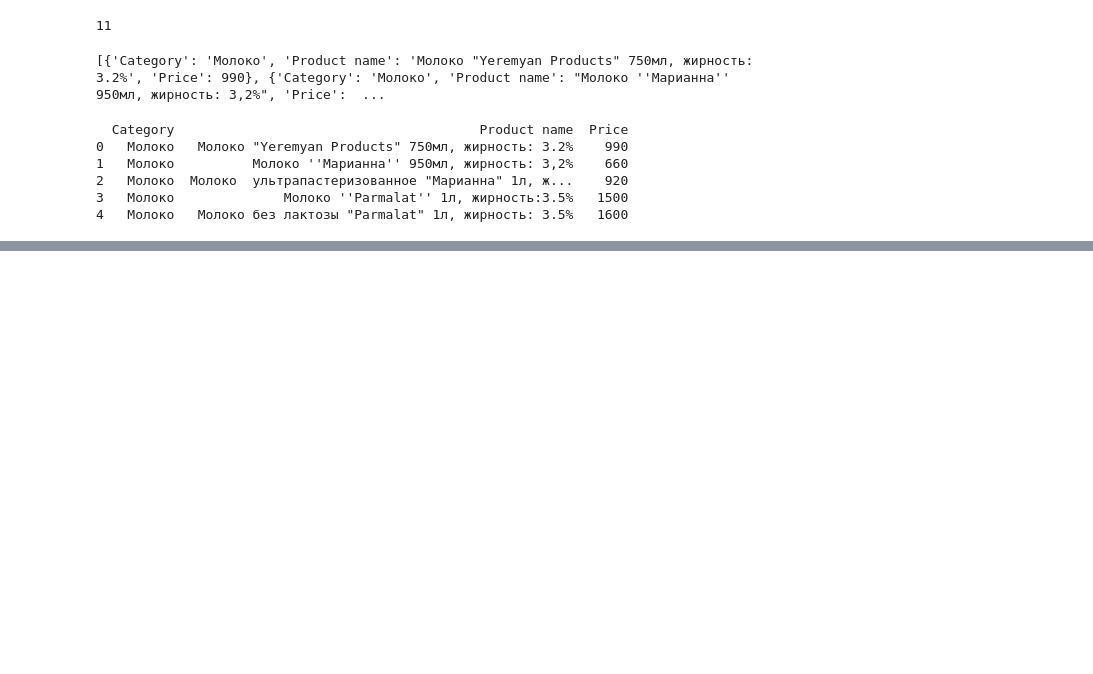
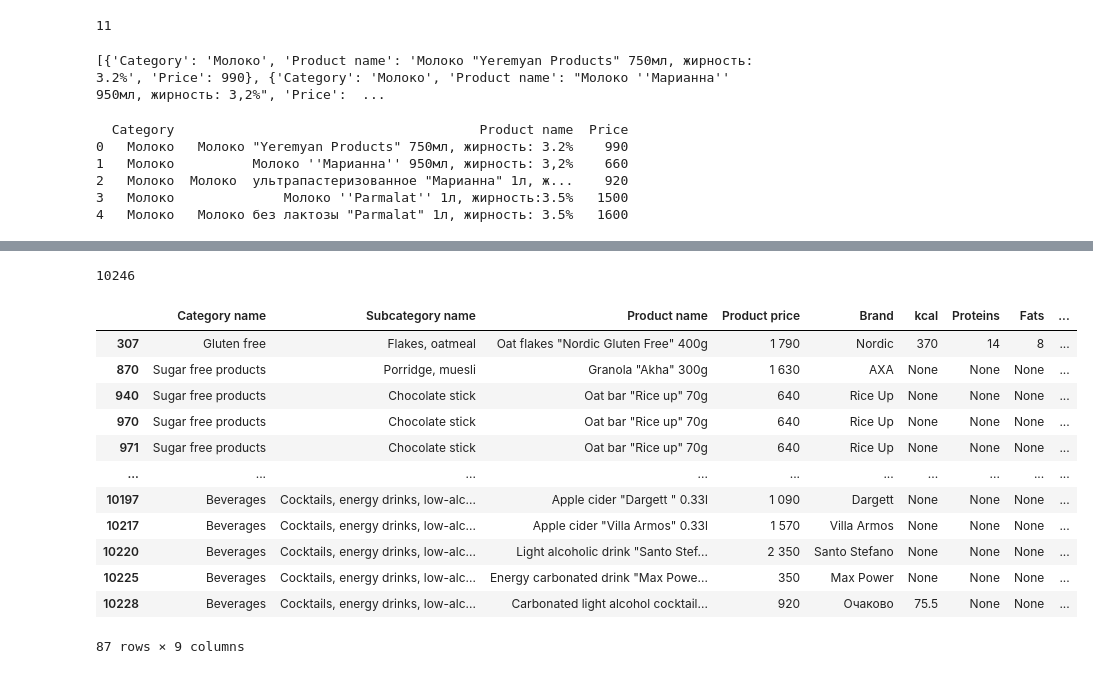
Before and after one commit to Besherdek/DS_project_1, a Jupyter notebook: notebooks/01_scraper.ipynb, the cells around one changed output, grey strips where cells are left out. Drawn from its saved outputs; the diff is of its cells as text; code cells hidden in the pictures; blank space fills up the shorter version.

Commit message:
Scraper modified. Now collects all products. Need to optimize requests, maybe add async or session

```diff
--- a/notebooks/01_scraper.ipynb
+++ b/notebooks/01_scraper.ipynb
@@ -180,0 +237,25 @@ KeyboardInterrupt:
+# %%
+print(len(data))
+df = pd.DataFrame(data)
+df[df.duplicated()]
+# print(df.head())
+
+# df.to_csv(
+#     "../data/raw/second.csv",
+#     index=False
+# )
+# %% [output]
+10246
+|  | Category name | Subcategory name | Product name | Product price | Brand | kcal | Proteins | Fats | ... |
+| 307 | Gluten free | Flakes, oatmeal | Oat flakes "Nordic Gluten Free" 400g | 1 790 | Nordic | 370 | 14 | 8 | ... |
+| 870 | Sugar free products | Porridge, muesli | Granola "Akha" 300g | 1 630 | AXA | None | None | None | ... |
+| 940 | Sugar free products | Chocolate stick | Oat bar "Rice up" 70g | 640 | Rice Up | None | None | None | ... |
+| 970 | Sugar free products | Chocolate stick | Oat bar "Rice up" 70g | 640 | Rice Up | None | None | None | ... |
+| 971 | Sugar free products | Chocolate stick | Oat bar "Rice up" 70g | 640 | Rice Up | None | None | None | ... |
+| ... | ... | ... | ... | ... | ... | ... | ... | ... | ... |
+| 10197 | Beverages | Cocktails, energy drinks, low-alc... | Apple cider "Dargett " 0.33l | 1 090 | Dargett | None | None | None | ... |
+| 10217 | Beverages | Cocktails, energy drinks, low-alc... | Apple cider "Villa Armos" 0.33l | 1 570 | Villa Armos | None | None | None | ... |
+| 10220 | Beverages | Cocktails, energy drinks, low-alc... | Light alcoholic drink "Santo Stef... | 2 350 | Santo Stefano | None | None | None | ... |
+| 10225 | Beverages | Cocktails, energy drinks, low-alc... | Energy carbonated drink "Max Powe... | 350 | Max Power | None | None | None | ... |
+| 10228 | Beverages | Cocktails, energy drinks, low-alc... | Carbonated light alcohol cocktail... | 920 | Очаково | 75.5 | None | None | ... |
+87 rows × 9 columns
```
Also changed, not shown: parts of 2 cells of this notebook.
